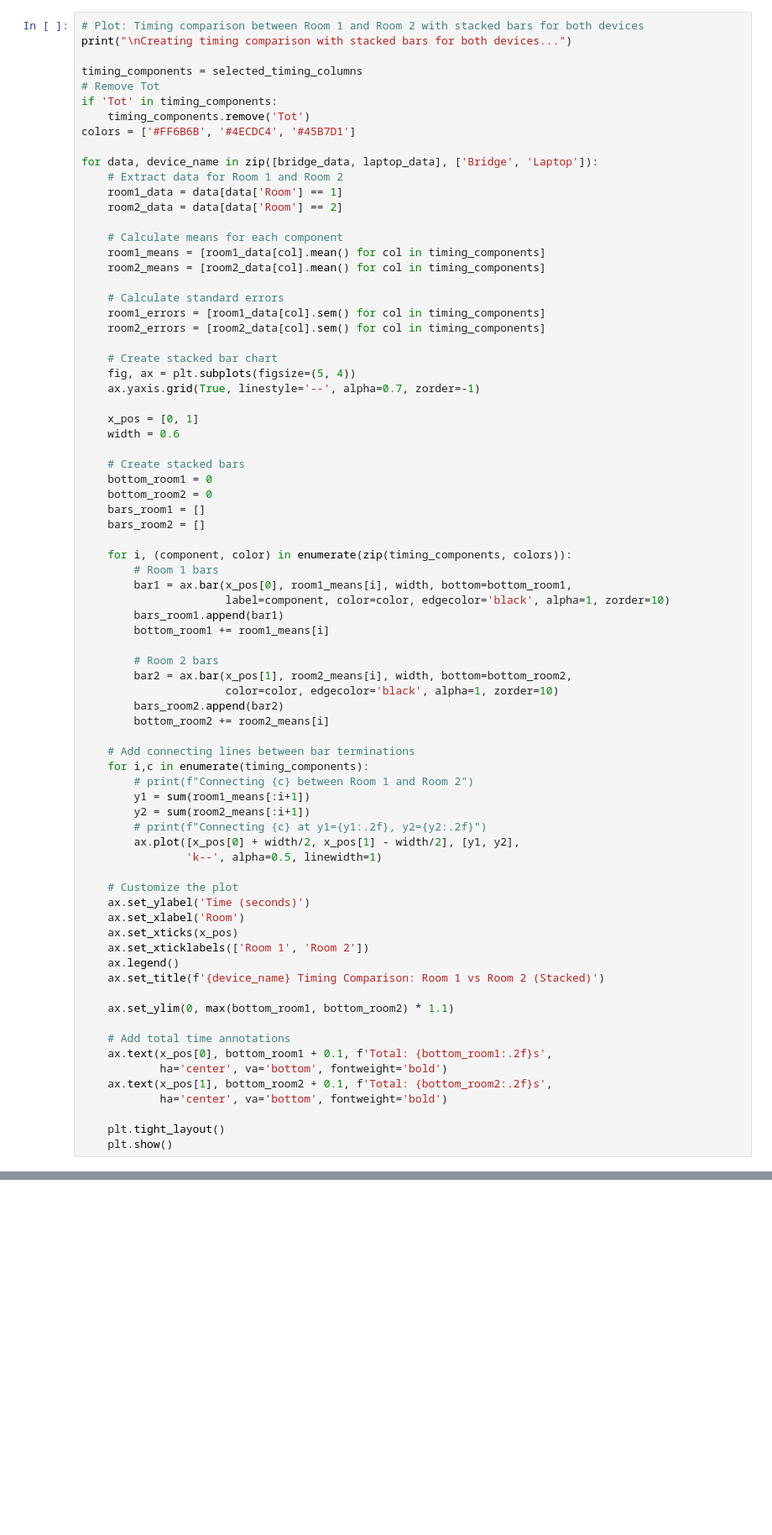
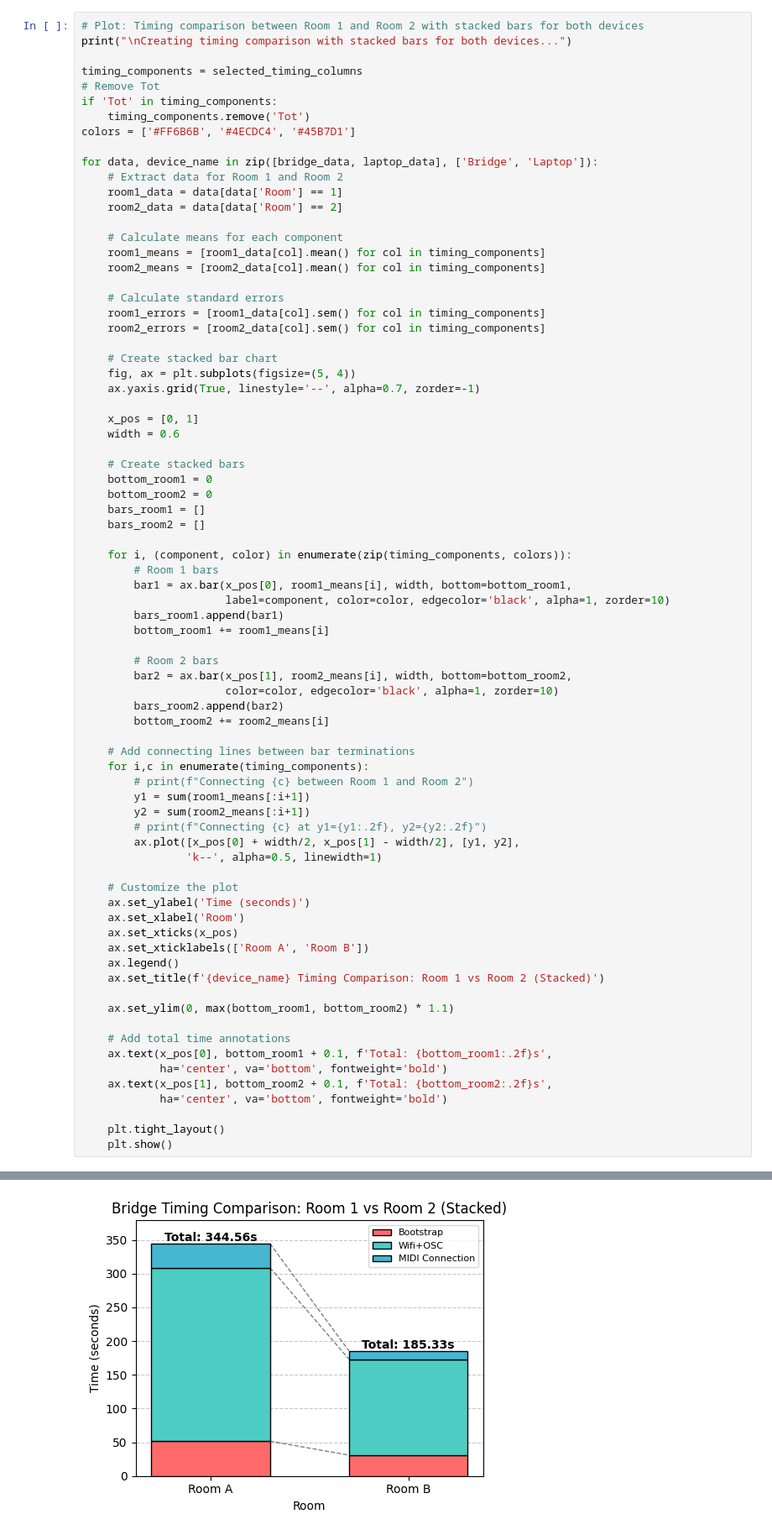
Before and after one commit to gregogiudici/musmet-pico-bridge, a Jupyter notebook: analysis/timings/plot_timings.ipynb, the cells around one changed output, grey strips where cells are left out. Shown at 84% size. Saved outputs shown, nothing was run; the diff lists cells and outputs as text; blank space fills up the shorter version.

Commit message:
fix plots

```diff
--- a/analysis/timings/plot_timings.ipynb
+++ b/analysis/timings/plot_timings.ipynb
@@ -276,7 +361,7 @@ for data, device_name in zip([bridge_data, laptop_data], ['Bridge', 'Laptop']):
     ax.set_ylabel('Time (seconds)')
     ax.set_xlabel('Room')
     ax.set_xticks(x_pos)
-    ax.set_xticklabels(['Room 1', 'Room 2'])
+    ax.set_xticklabels(['Room A', 'Room B'])
     ax.legend()
     ax.set_title(f'{device_name} Timing Comparison: Room 1 vs Room 2 (Stacked)')
 
@@ -290,3 +375,4 @@ for data, device_name in zip([bridge_data, laptop_data], ['Bridge', 'Laptop']):
 
     plt.tight_layout()
     plt.show()
+# %% [output]
@@ -292,0 +380 @@ for data, device_name in zip([bridge_data, laptop_data], ['Bridge', 'Laptop']):
+[figure, added]
```
Also changed, not shown: parts of 8 cells of this notebook, 4 other files.
